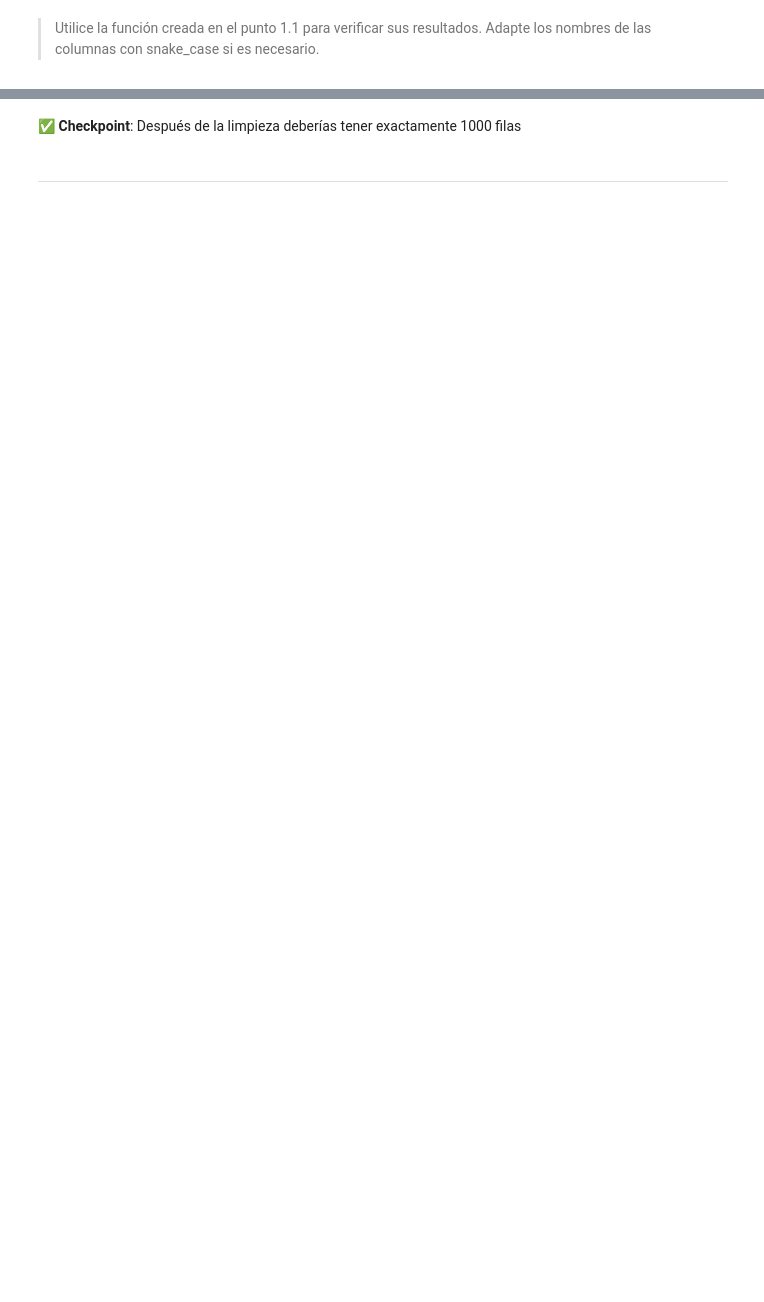
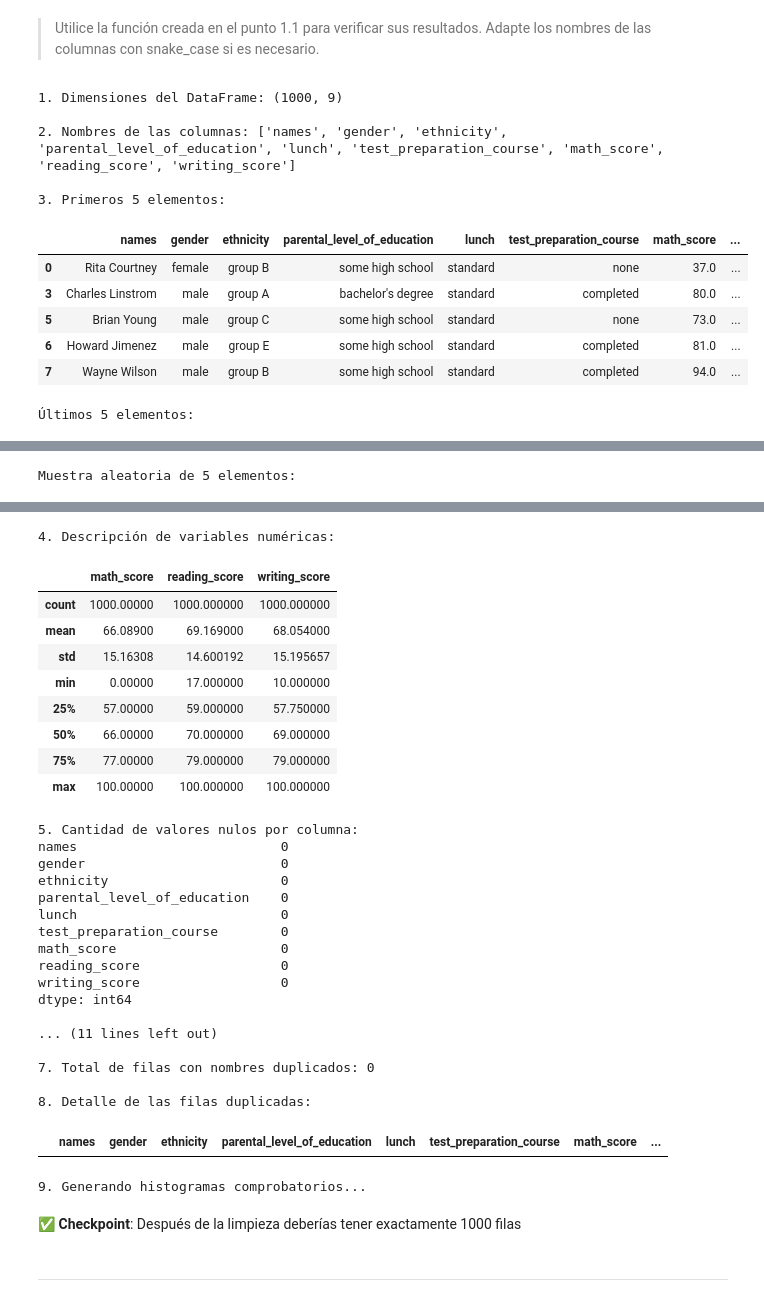
Before and after one commit to matisweet/MDS7202, a Jupyter notebook: labs/lab-3/Lab3_Enunciado.ipynb, the cells around one changed output, grey strips where cells are left out. Cells and saved outputs as stored; diff of their text form; code cells hidden in the pictures; blank space fills up the shorter version.

```diff
--- a/labs/lab-3/Lab3_Enunciado.ipynb
+++ b/labs/lab-3/Lab3_Enunciado.ipynb
@@ -104,6 +111,3 @@ Implemente la función `analyze_df` que tome un `DataFrame` y que le permita gen
 > **Nota 2:** Utilice la documentación de [pandas](https://pandas.pydata.org/docs/index.html) como también StackOverflow para resolver cualquier problema o inconveniente.
 # %% [markdown]
 **Respuesta Código:**
-# %%
-# Primero deberan cargar los datos usando un lector apropiado
-df_grades = ...
@@ -158,2 +307,45 @@ df_cleaned
 # %% [markdown]
 > Utilice la función creada en el punto 1.1 para verificar sus resultados. Adapte los nombres de las columnas con snake_case si es necesario.
+# %%
+def analyze_df_cleaned(df: pd.DataFrame) -> None:
+    print(f"1. Dimensiones del DataFrame: {df.shape}\n")
+    print(f"2. Nombres de las columnas: {list(df.columns)}\n")
+    print("3. Primeros 5 elementos:")
+    display(df.head())
+    print("\nÚltimos 5 elementos:")
+    display(df.tail())
+    print("\nMuestra aleatoria de 5 elementos:")
+    display(df.sample(5))
+    print("\n4. Descripción de variables numéricas:")
+    display(df.describe())
+    print("\n5. Cantidad de valores nulos por columna:")
+    print(df.isna().sum())
+    print("\n6. Cantidad de valores únicos por columna:")
+    print(df.nunique())
+    total_duplicados = df.duplicated(subset=['names']).sum()
+    print(f"\n7. Total de filas con nombres duplicados: {total_duplicados}\n")
+    print("8. Detalle de las filas duplicadas:")
+    duplicados_df = df[df.duplicated(subset=['names'], keep=False)].sort_values('names')
+    display(duplicados_df)
+    print("\n9. Generando histogramas comprobatorios...")
+    columnas_notas = ['math_score', 'reading_score', 'writing_score']
+    # Usamos melt para consolidar las columnas y facet_col para que Plotly haga los 3 gráficos
+    df_melted = df.melt(value_vars=columnas_notas, var_name='asignatura', value_name='nota')
+    fig = px.histogram(df_melted, x='nota', facet_col='asignatura', title="Distribución de Notas (Limpias)")
+    fig.show()
+
+# Ejecutamos la verificación
+analyze_df_cleaned(df_cleaned)
+# %% [output]
+1. Dimensiones del DataFrame: (1000, 9)
+
+2. Nombres de las columnas: ['names', 'gender', 'ethnicity', 'parental_level_of_education', 'lunch', 'test_preparation_course', 'math_score', 'reading_score', 'writing_score']
+
+3. Primeros 5 elementos:
+|  | names | gender | ethnicity | parental_level_of_education | lunch | test_preparation_course | math_score | ... |
+| 0 | Rita Courtney | female | group B | some high school | standard | none | 37.0 | ... |
+| 3 | Charles Linstrom | male | group A | bachelor's degree | standard | completed | 80.0 | ... |
+| 5 | Brian Young | male | group C | some high school | standard | none | 73.0 | ... |
+| 6 | Howard Jimenez | male | group E | some high school | standard | completed | 81.0 | ... |
+| 7 | Wayne Wilson | male | group B | some high school | standard | completed | 94.0 | ... |
+Últimos 5 elementos:
@@ -159,0 +358 @@ df_cleaned
+Muestra aleatoria de 5 elementos:
@@ -160,3 +365,32 @@ df_cleaned
+4. Descripción de variables numéricas:
+|  | math_score | reading_score | writing_score |
+| count | 1000.00000 | 1000.000000 | 1000.000000 |
+| mean | 66.08900 | 69.169000 | 68.054000 |
+| std | 15.16308 | 14.600192 | 15.195657 |
+| min | 0.00000 | 17.000000 | 10.000000 |
+| 25% | 57.00000 | 59.000000 | 57.750000 |
+| 50% | 66.00000 | 70.000000 | 69.000000 |
+| 75% | 77.00000 | 79.000000 | 79.000000 |
+| max | 100.00000 | 100.000000 | 100.000000 |
+5. Cantidad de valores nulos por columna:
+names                          0
+gender                         0
+ethnicity                      0
+parental_level_of_education    0
+lunch                          0
+test_preparation_course        0
+math_score                     0
+reading_score                  0
+writing_score                  0
+dtype: int64
+
+... (11 lines left out)
+
+7. Total de filas con nombres duplicados: 0
+
+8. Detalle de las filas duplicadas:
+|  | names | gender | ethnicity | parental_level_of_education | lunch | test_preparation_course | math_score | ... |
+9. Generando histogramas comprobatorios...
 # %% [markdown]
 **✅ Checkpoint**: Después de la limpieza deberías tener exactamente 1000 filas
 # %% [markdown]
```
Also changed, not shown: parts of 21 cells of this notebook.
